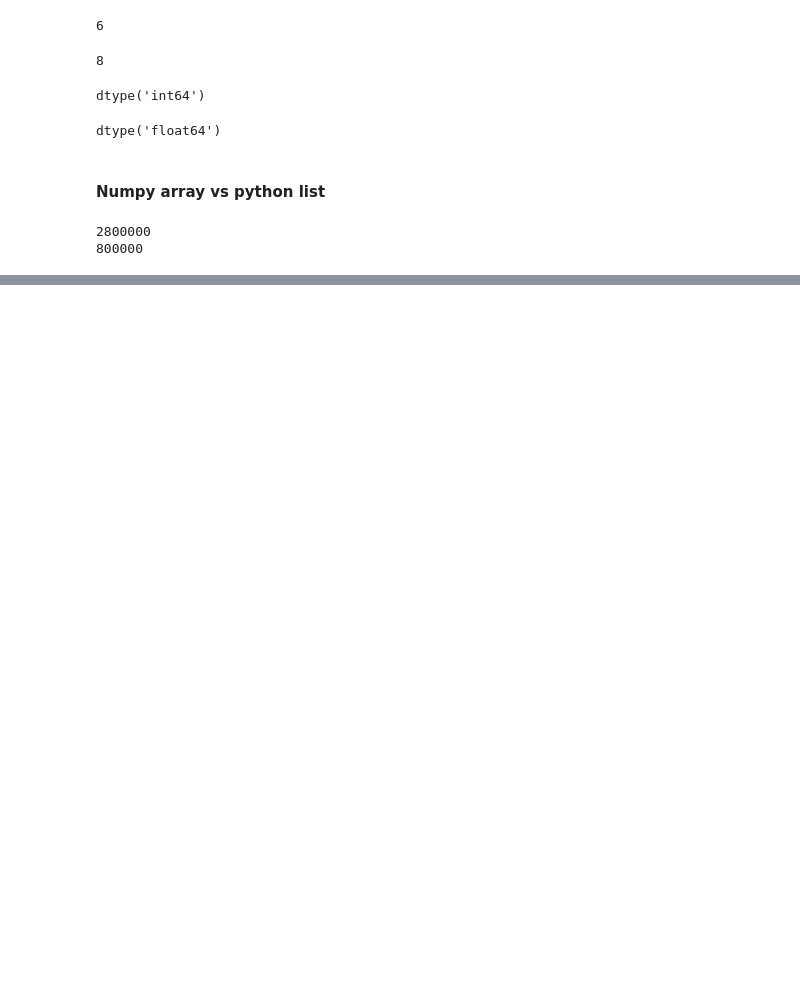
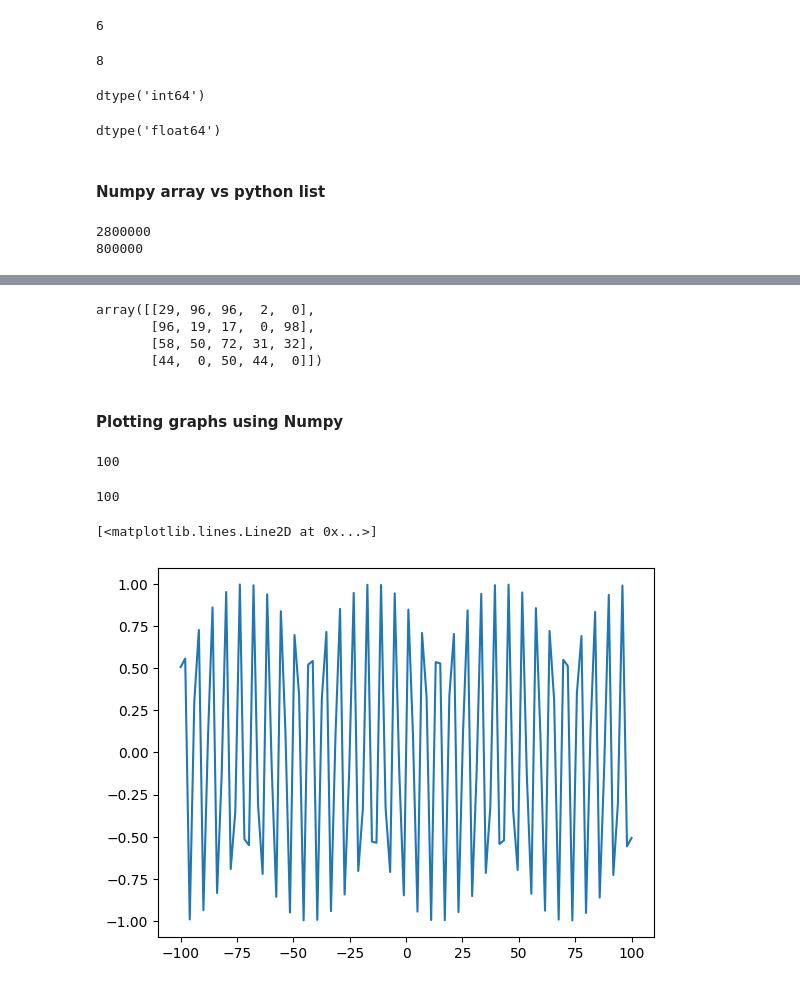
Before and after one commit to Tarunkumar111/CampusX, a Jupyter notebook: Numpy/numpy.ipynb, the cells around one changed output, grey strips where cells are left out. Saved outputs shown, nothing was run; the diff lists cells and outputs as text; code cells hidden in the pictures; blank space fills up the shorter version.

Commit message:
Update numpy file

```diff
--- a/Numpy/numpy.ipynb
+++ b/Numpy/numpy.ipynb
@@ -158,0 +391,27 @@ total time: 0.056566715240478516
+# %%
+arr
+# %% [output]
+array([[29, 96, 96,  2,  0],
+       [96, 19, 17,  0, 98],
+       [58, 50, 72, 31, 32],
+       [44,  0, 50, 44,  0]])
+# %% [markdown]
+#### Plotting graphs using Numpy
+# %%
+x = np.linspace(-100, 100, 100)
+# %%
+x.size
+# %% [output]
+100
+# %%
+y = np.sin(x)
+y.size
+# %% [output]
+100
+# %%
+import matplotlib.pyplot as plt
+%matplotlib inline
+plt.plot(x, y)
+# %% [output]
+[<matplotlib.lines.Line2D at 0x...>]
+[figure, added]
```
Also changed, not shown: parts of 78 cells of this notebook, 1 other file.
